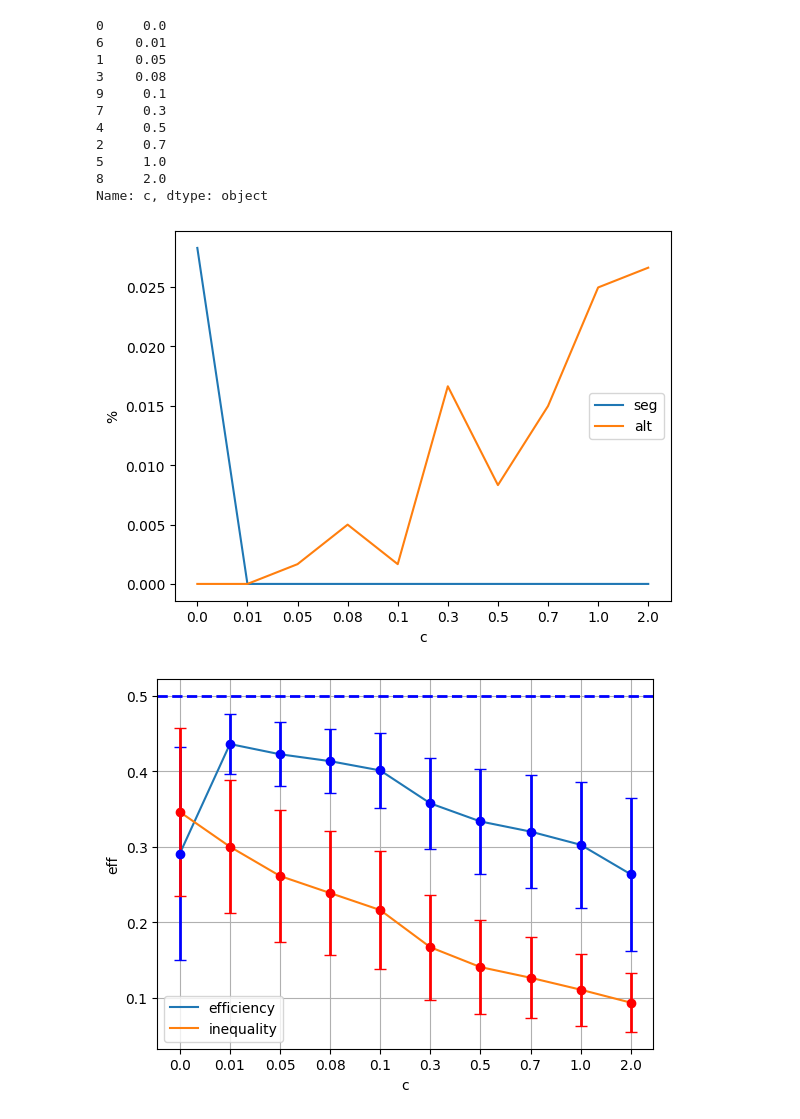
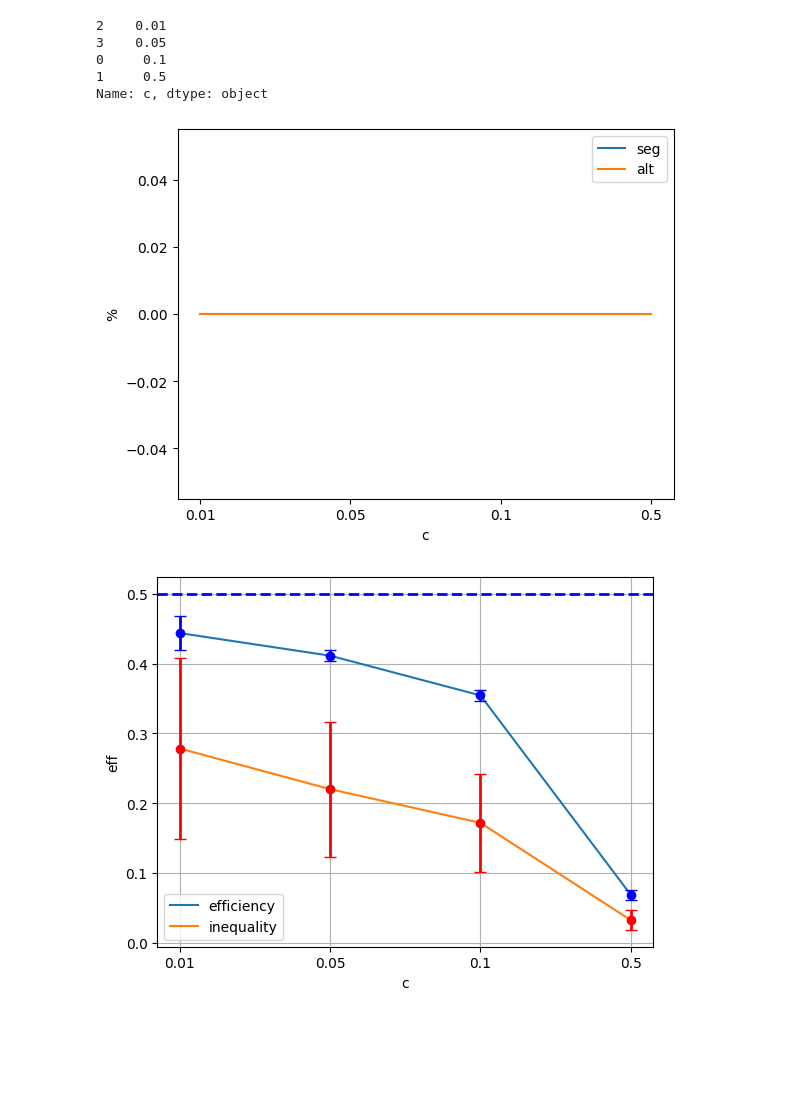
Before and after one commit to calvar/el_farol_agents, a Jupyter notebook: markov_fplay/seg_alt_percent.ipynb, the cells around one changed output. Drawn from its saved outputs; the diff is of its cells as text; code cells hidden in the pictures; blank space fills up the shorter version.

Commit message:
Added greedy epsilon

```diff
--- a/markov_fplay/seg_alt_percent.ipynb
+++ b/markov_fplay/seg_alt_percent.ipynb
@@ -9,5 +11,7 @@ from mpl_toolkits.mplot3d import Axes3D
 # %%
-folder = Path('./params/N8')
+folder = Path('./params/N4/Th0.5/epsilon')
 for f in folder.iterdir():
-    print(f.name.split('C')[-1].rstrip('.dat'))
+    strlist = re.split('C|Th|e',f.name)
+    print(strlist[2], strlist[-1].strip('.dat'))
+Th = float(re.split('C|Th|e',f.name)[-1].strip('.dat'))
 # %% [output]
@@ -24,5 +22,5 @@ for f in folder.iterdir():
 # %%
-plot_folder = "plots/data_distribution/N8/"
+plot_folder = "plots/data_distribution/N4/"
 # %%
 C_list = []
 percent_seg = []
@@ -32,18 +30,18 @@ ineq = []
 eff_er = []
 ineq_er = []
 for f in folder.iterdir():
-    C = f.name.split('C')[-1].rstrip('.dat')
+    C = re.split('C|Th|e',f.name)[2]
     df = pd.read_table(f, sep="\s+", header=None, names=['efficiency','inequality','n_efficiency','n_inequality','entropy','cond_entropy','frequency','info_per_agent','int_entropy','ineq_slope','emax_perc'])
     C_list.append(C)
 
     mx = df['inequality'].max()
     mn = 0.98*mx
-    df_seg = df[(df['inequality']>mn) & (df['cond_entropy']<0.01) & (df['efficiency']>0.48)]
+    df_seg = df[(df['inequality']>mn) & (df['cond_entropy']<0.01) & (df['efficiency']>0.98*Th)]
     percent_seg.append(df_seg.shape[0]/df.shape[0])
     #print(df_seg.head())
 
     mn = 0.02*mx
-    df_alt = df[(df['inequality']<mn) & (df['cond_entropy']<0.01) & (df['efficiency']>0.48)]
+    df_alt = df[(df['inequality']<mn) & (df['cond_entropy']<0.01) & (df['efficiency']>0.98*Th)]
     percent_alt.append(df_alt.shape[0]/df.shape[0])
     #print(df_alt.head())
 
@@ -68,16 +65,10 @@ df_c.head()
 # %%
 df_c['c']
 # %% [output]
-0     0.0
-6    0.01
-1    0.05
-3    0.08
-9     0.1
-7     0.3
-4     0.5
-2     0.7
-5     1.0
-8     2.0
+2    0.01
+3    0.05
+0     0.1
+1     0.5
 Name: c, dtype: object
 # %%
 ax = sns.lineplot(x='c',y='%seg',data=df_c,label='seg')
@@ -85,14 +76,14 @@ ax.set_ylabel('%')
 sns.lineplot(x='c',y='%alt',data=df_c,label='alt')
 plt.savefig(plot_folder+'seg_alt_percent.png')
 # %% [output]
-[figure, old version]
+[figure, new version]
 # %%
 ax = sns.lineplot(x='c',y='eff',data=df_c, label='efficiency')
-ax.axhline(y=0.5, color='blue', linestyle='--', linewidth=2)
+ax.axhline(y=Th, color='blue', linestyle='--', linewidth=2)
 plt.errorbar(x=df_c['c'], y=df_c['eff'], yerr=df_c["eff_er"], fmt='o', color='blue', ecolor='b', elinewidth=2, capsize=4)
 sns.lineplot(x='c',y='ineq',data=df_c, label='inequality')
 plt.errorbar(x=df_c['c'], y=df_c['ineq'], yerr=df_c["ineq_er"], fmt='o', color='red', ecolor='r', elinewidth=2, capsize=4)
 plt.grid()
 plt.savefig(plot_folder+'eff_ineq_vs_C.png')
 # %% [output]
-[figure, old version]
+[figure, new version]
```
Also changed, not shown: parts of 3 cells of this notebook, 6 other files.
